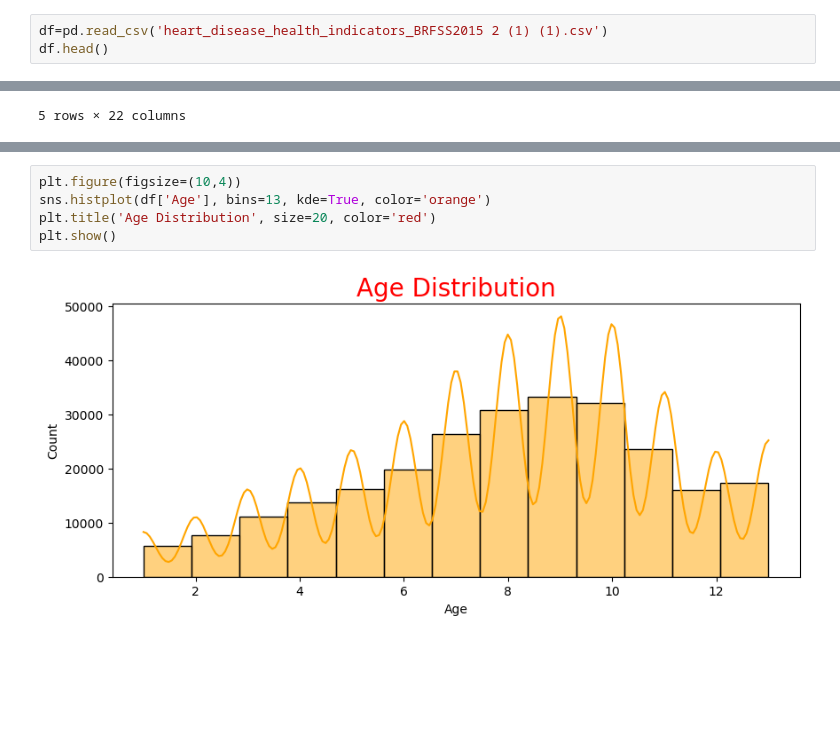
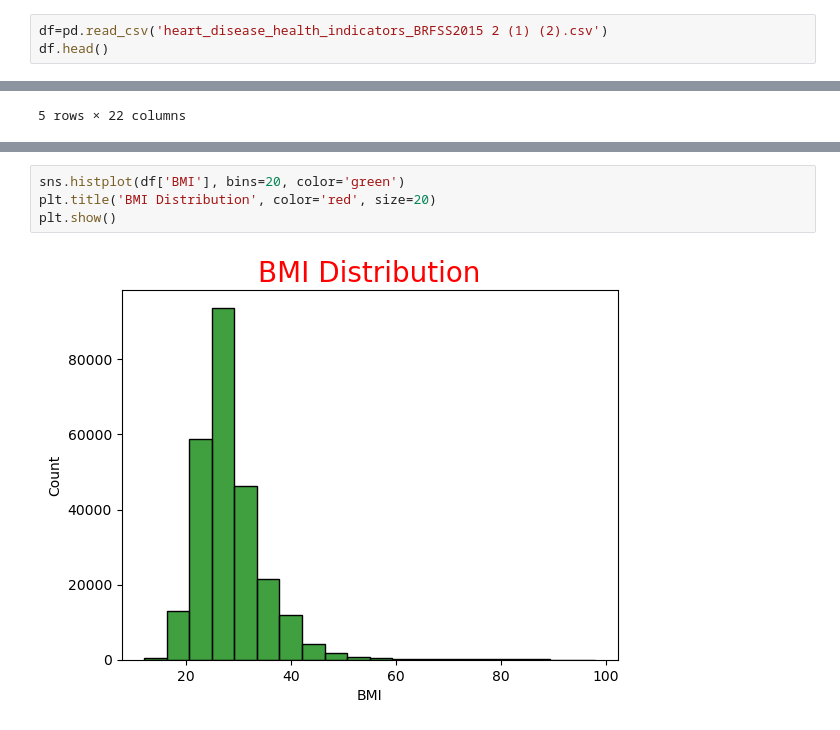
Before and after one commit to tamalbhowmik1995-svg/Analyse-Health-and-Demographic-Using-Python, a Jupyter notebook: Untitled.ipynb, the cells around one changed output, grey strips where cells are left out. Drawn from its saved outputs; the diff is of its cells as text; blank space fills up the shorter version.

```diff
--- a/Untitled.ipynb
+++ b/Untitled.ipynb
@@ -3,7 +3,7 @@ import pandas as pd
 import matplotlib.pyplot as plt
 import seaborn as sns
 # %%
-df=pd.read_csv('heart_disease_health_indicators_BRFSS2015 2 (1) (1).csv')
+df=pd.read_csv('heart_disease_health_indicators_BRFSS2015 2 (1) (2).csv')
 df.head()
 # %% [output]
 |  | HeartDiseaseorAttack | HighBP | HighChol | CholCheck | BMI | Smoker | Stroke | Diabetes | PhysActivity | ... |
@@ -16,7 +67,6 @@ df.head()
 # %%
-plt.figure(figsize=(10,4))
-sns.histplot(df['Age'], bins=13, kde=True, color='orange')
-plt.title('Age Distribution', size=20, color='red')
+sns.histplot(df['BMI'], bins=20, color='green')
+plt.title('BMI Distribution', color='red', size=20)
 plt.show()
 # %% [output]
-[figure, old version]
+[figure, new version]
```
Also changed, not shown: parts of 28 cells of this notebook.
